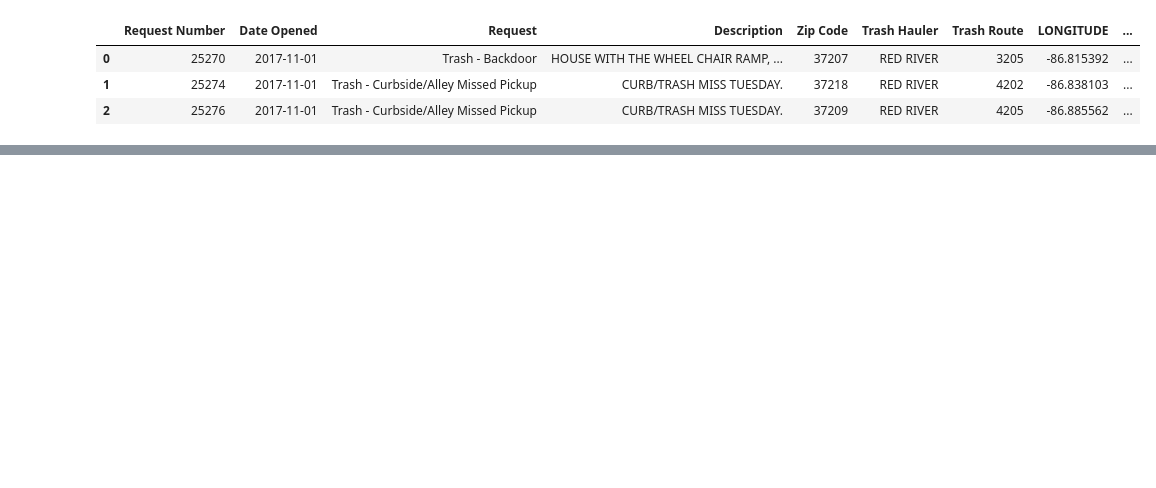
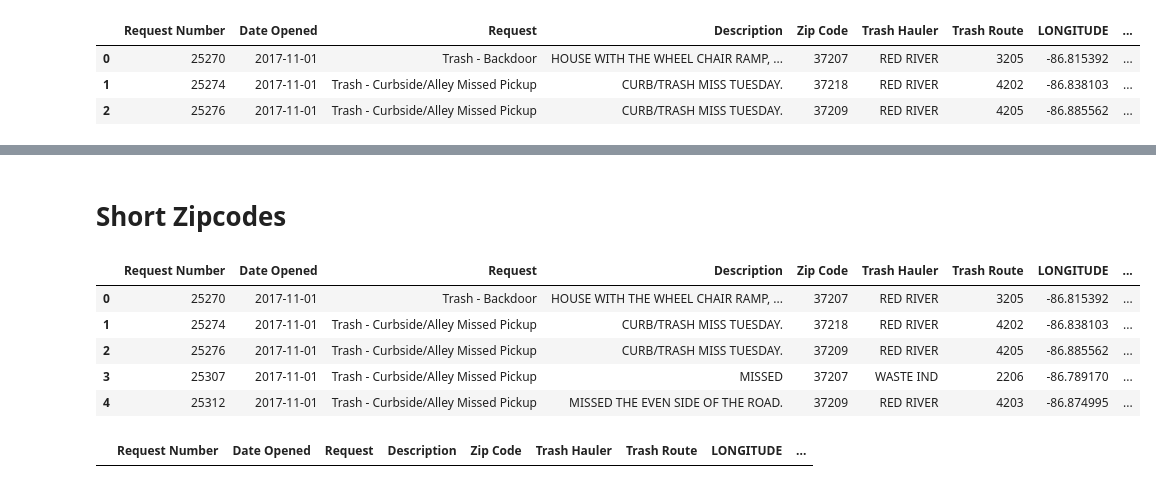
Before and after one commit to NSS-Full-Time-Data-Analytics-12/trash-haulers-wushock, a Jupyter notebook: trash_haulers_eda.ipynb, the cells around one changed output, grey strips where cells are left out. Cells and saved outputs as stored; diff of their text form; code cells hidden in the pictures; blank space fills up the shorter version.

```diff
--- a/trash_haulers_eda.ipynb
+++ b/trash_haulers_eda.ipynb
@@ -479,0 +520,2 @@ Name: count, dtype: int64
+# %%
+cleantrash.Description = cleantrash.Description.replace('NULL', np.NaN)
@@ -479,0 +537,11 @@ Name: count, dtype: int64
+# %% [markdown]
+# Short Zipcodes
+# %%
+cleantrash.head()
+# %% [output]
+|  | Request Number | Date Opened | Request | Description | Zip Code | Trash Hauler | Trash Route | LONGITUDE | ... |
+| 0 | 25270 | 2017-11-01 | Trash - Backdoor | HOUSE WITH THE WHEEL CHAIR RAMP, ... | 37207 | RED RIVER | 3205 | -86.815392 | ... |
+| 1 | 25274 | 2017-11-01 | Trash - Curbside/Alley Missed Pickup | CURB/TRASH MISS TUESDAY. | 37218 | RED RIVER | 4202 | -86.838103 | ... |
+| 2 | 25276 | 2017-11-01 | Trash - Curbside/Alley Missed Pickup | CURB/TRASH MISS TUESDAY. | 37209 | RED RIVER | 4205 | -86.885562 | ... |
+| 3 | 25307 | 2017-11-01 | Trash - Curbside/Alley Missed Pickup | MISSED | 37207 | WASTE IND | 2206 | -86.789170 | ... |
+| 4 | 25312 | 2017-11-01 | Trash - Curbside/Alley Missed Pickup | MISSED THE EVEN SIDE OF THE ROAD. | 37209 | RED RIVER | 4203 | -86.874995 | ... |
@@ -479,0 +560,4 @@ Name: count, dtype: int64
+# %%
+cleantrash.loc[cleantrash['Zip Code'] == r'\d{5}']
+# %% [output]
+|  | Request Number | Date Opened | Request | Description | Zip Code | Trash Hauler | Trash Route | LONGITUDE | ... |
```
Also changed, not shown: parts of 16 cells of this notebook.
